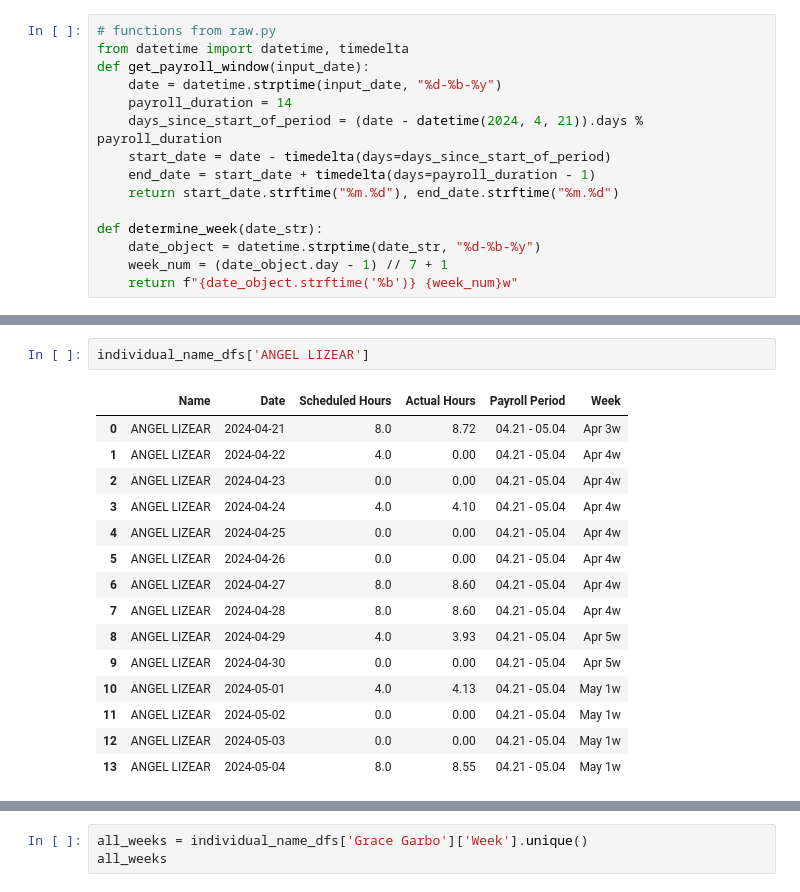
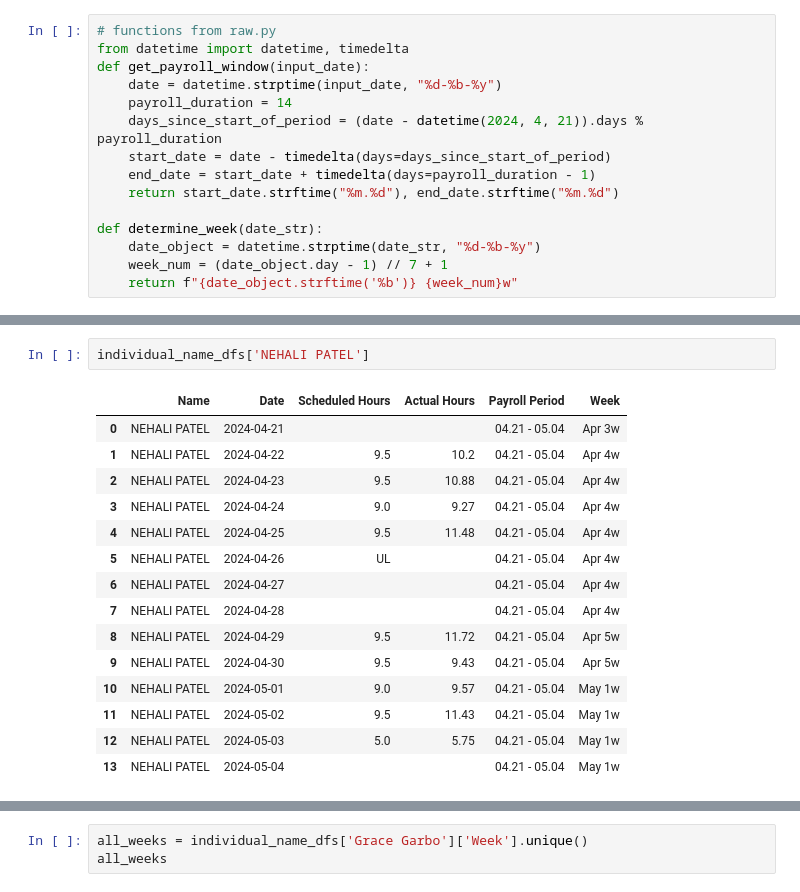
Before and after one commit to waseem-avi/excel_automation, a Jupyter notebook: notebooks/scratch.ipynb, the cells around one changed output, grey strips where cells are left out. Saved outputs shown, nothing was run; the diff lists cells and outputs as text.

```diff
--- a/notebooks/scratch.ipynb
+++ b/notebooks/scratch.ipynb
@@ -100,24 +142,24 @@ for name, group_df in names_group:
 
     # Save the DataFrame for this name
     individual_name_dfs[name] = individual_name_df
-# %%
-individual_name_dfs['ANGEL LIZEAR']
-# %% [output]
-|  | Name | Date | Scheduled Hours | Actual Hours | Payroll Period | Week |
-| 0 | ANGEL LIZEAR | 2024-04-21 | 8.0 | 8.72 | 04.21 - 05.04 | Apr 3w |
-| 1 | ANGEL LIZEAR | 2024-04-22 | 4.0 | 0.00 | 04.21 - 05.04 | Apr 4w |
-| 2 | ANGEL LIZEAR | 2024-04-23 | 0.0 | 0.00 | 04.21 - 05.04 | Apr 4w |
-| 3 | ANGEL LIZEAR | 2024-04-24 | 4.0 | 4.10 | 04.21 - 05.04 | Apr 4w |
-| 4 | ANGEL LIZEAR | 2024-04-25 | 0.0 | 0.00 | 04.21 - 05.04 | Apr 4w |
-| 5 | ANGEL LIZEAR | 2024-04-26 | 0.0 | 0.00 | 04.21 - 05.04 | Apr 4w |
-| 6 | ANGEL LIZEAR | 2024-04-27 | 8.0 | 8.60 | 04.21 - 05.04 | Apr 4w |
-| 7 | ANGEL LIZEAR | 2024-04-28 | 8.0 | 8.60 | 04.21 - 05.04 | Apr 4w |
-| 8 | ANGEL LIZEAR | 2024-04-29 | 4.0 | 3.93 | 04.21 - 05.04 | Apr 5w |
-| 9 | ANGEL LIZEAR | 2024-04-30 | 0.0 | 0.00 | 04.21 - 05.04 | Apr 5w |
-| 10 | ANGEL LIZEAR | 2024-05-01 | 4.0 | 4.13 | 04.21 - 05.04 | May 1w |
-| 11 | ANGEL LIZEAR | 2024-05-02 | 0.0 | 0.00 | 04.21 - 05.04 | May 1w |
-| 12 | ANGEL LIZEAR | 2024-05-03 | 0.0 | 0.00 | 04.21 - 05.04 | May 1w |
-| 13 | ANGEL LIZEAR | 2024-05-04 | 8.0 | 8.55 | 04.21 - 05.04 | May 1w |
+# %%
+individual_name_dfs['NEHALI PATEL']
+# %% [output]
+|  | Name | Date | Scheduled Hours | Actual Hours | Payroll Period | Week |
+| 0 | NEHALI PATEL | 2024-04-21 |  |  | 04.21 - 05.04 | Apr 3w |
+| 1 | NEHALI PATEL | 2024-04-22 | 9.5 | 10.2 | 04.21 - 05.04 | Apr 4w |
+| 2 | NEHALI PATEL | 2024-04-23 | 9.5 | 10.88 | 04.21 - 05.04 | Apr 4w |
+| 3 | NEHALI PATEL | 2024-04-24 | 9.0 | 9.27 | 04.21 - 05.04 | Apr 4w |
+| 4 | NEHALI PATEL | 2024-04-25 | 9.5 | 11.48 | 04.21 - 05.04 | Apr 4w |
+| 5 | NEHALI PATEL | 2024-04-26 | UL |  | 04.21 - 05.04 | Apr 4w |
+| 6 | NEHALI PATEL | 2024-04-27 |  |  | 04.21 - 05.04 | Apr 4w |
+| 7 | NEHALI PATEL | 2024-04-28 |  |  | 04.21 - 05.04 | Apr 4w |
+| 8 | NEHALI PATEL | 2024-04-29 | 9.5 | 11.72 | 04.21 - 05.04 | Apr 5w |
+| 9 | NEHALI PATEL | 2024-04-30 | 9.5 | 9.43 | 04.21 - 05.04 | Apr 5w |
+| 10 | NEHALI PATEL | 2024-05-01 | 9.0 | 9.57 | 04.21 - 05.04 | May 1w |
+| 11 | NEHALI PATEL | 2024-05-02 | 9.5 | 11.43 | 04.21 - 05.04 | May 1w |
+| 12 | NEHALI PATEL | 2024-05-03 | 5.0 | 5.75 | 04.21 - 05.04 | May 1w |
+| 13 | NEHALI PATEL | 2024-05-04 |  |  | 04.21 - 05.04 | May 1w |
 # %%
 individual_name_dfs['ANGEL LIZEAR'].info()
 # %% [output]
```
Also changed, not shown: parts of 10 cells of this notebook.
